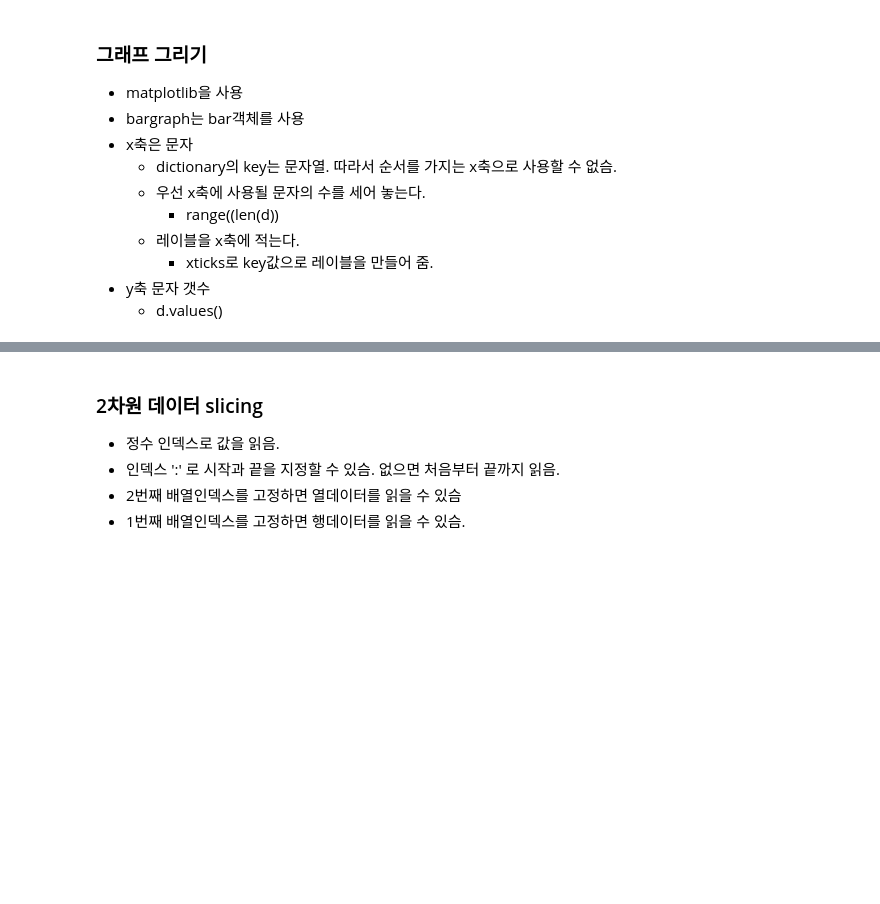
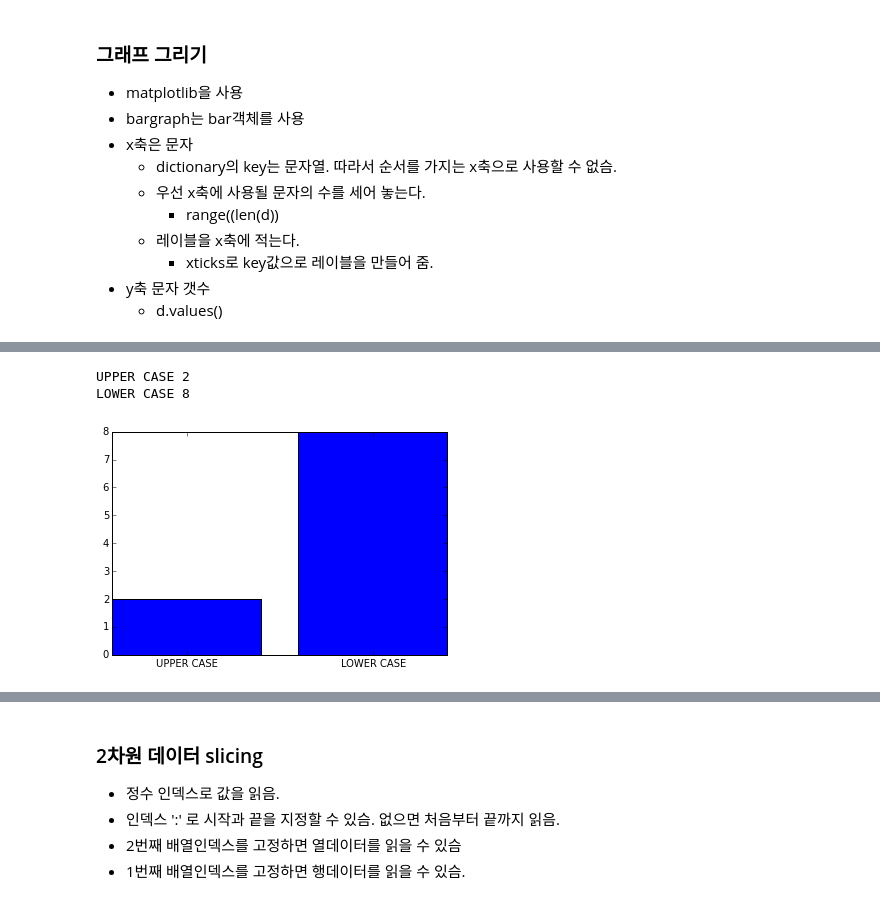
Before and after one commit to jongin08/p, a Jupyter notebook: 6_7_datastructure.ipynb, the cells around one changed output, grey strips where cells are left out. Saved outputs shown, nothing was run; the diff lists cells and outputs as text; code cells hidden in the pictures; blank space fills up the shorter version.

```diff
--- a/6_7_datastructure.ipynb
+++ b/6_7_datastructure.ipynb
@@ -1063,0 +1189,17 @@ print "d =",d
+# %%
+s='hello123with456'
+numList=list()
+charList=list()
+counter={'num':0,'char':0}
+for c in s:
+    asciicode=ord(c)
+    print c,asciicode
+    if asciicode>47 and asciicode<58:
+        numList.append(c)
+        counter['num']+=1
+    else:
+        charList.append(c)
+        counter['char']+=1
+print "numbers: ",numList
+print "chars: ",charList
+print "counter: ",counter
@@ -1063,0 +1225,26 @@ print "d =",d
+# %%
+s = "Hello World!"
+d={"UPPER CASE":0, "LOWER CASE":0}
+for c in s:
+    if c.isupper():
+        d["UPPER CASE"]+=1
+    elif c.islower():
+        d["LOWER CASE"]+=1
+    else:
+        pass
+print "UPPER CASE", d["UPPER CASE"]
+print "LOWER CASE", d["LOWER CASE"]
+# %% [output]
+UPPER CASE 2
+LOWER CASE 8
+# %%
+%matplotlib inline
+
+import matplotlib
+import matplotlib.pyplot as plt
+# 2단계로 나누어 그림
+plt.bar(range(len(d)), d.values(), align='center')
+plt.xticks(range(len(d)), list(d.keys()))
+plt.show()
+# %% [output]
+[figure, added]
```
Also changed, not shown: parts of 87 cells of this notebook, 3 other files.
